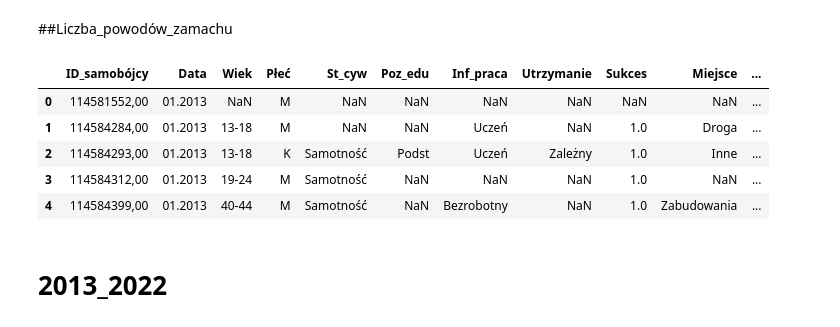
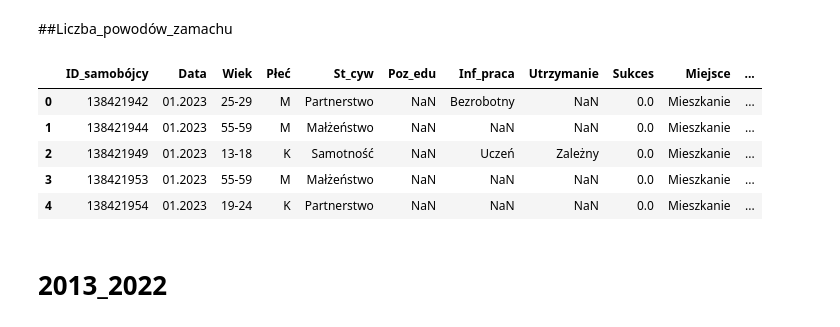
Before and after one commit to Hubert26/suicides_IPPAN, a Jupyter notebook: data_preparation.ipynb, the cells around one changed output. Saved outputs shown, nothing was run; the diff lists cells and outputs as text; code cells hidden in the pictures.

```diff
--- a/data_preparation.ipynb
+++ b/data_preparation.ipynb
@@ -462,9 +531,9 @@ df_raw.drop(columns=columns_to_drop, inplace=True)
 # %%
 powód_zamachu_values = (
-    set(df_powód_zamachu['Powód'].unique()) |
-    set(df_powód_zamachu['Powód_2'].unique()) |
-    set(df_powód_zamachu['Powód_3'].unique()) |
-    set(df_powód_zamachu['Powód_4'].unique())
+    set(df_powód_zamachu_2023['Powód'].unique()) |
+    set(df_powód_zamachu_2023['Powód_2'].unique()) |
+    set(df_powód_zamachu_2023['Powód_3'].unique()) |
+    set(df_powód_zamachu_2023['Powód_4'].unique())
 )
 # %%
 powód_zamachu_values
@@ -491,7 +559,7 @@ powód_zamachu_values
 # %%
 for value in powód_zamachu_values:
     column_name = 'Powód_' + str(value)
-    df_powód_zamachu[column_name] = df_powód_zamachu.apply(lambda row: 1 if value in row.values else 0, axis=1)
+    df_powód_zamachu_2023[column_name] = df_powód_zamachu_2023.apply(lambda row: 1 if value in row.values else 0, axis=1)
 # %% [output]
 A value is trying to be set on a copy of a slice from a DataFrame.
 Try using .loc[row_indexer,col_indexer] = value instead
@@ -513,3 +581,3 @@ See the caveats in the documentation: https://pandas.pydata.org/pandas-docs/stab
 # %%
 columns_to_drop = ['Powód', 'Powód_2', 'Powód_3', 'Powód_4', 'Powód_nan']
-df_powód_zamachu.drop(columns=columns_to_drop, inplace=True)
+df_powód_zamachu_2023.drop(columns=columns_to_drop, inplace=True)
@@ -516,16 +593,16 @@ df_powód_zamachu.drop(columns=columns_to_drop, inplace=True)
 # %% [markdown]
 ##Liczba_powodów_zamachu
 # %%
-df_raw['L_powodów'] = df_powód_zamachu.sum(axis=1)
+df_raw_2023['L_powodów'] = df_powód_zamachu_2023.sum(axis=1)
-# %%
-df_raw.head()
-# %% [output]
-|  | ID_samobójcy | Data | Wiek | Płeć | St_cyw | Poz_edu | Inf_praca | Utrzymanie | Sukces | Miejsce | ... |
-| 0 | 114581552,00 | 01.2013 | NaN | M | NaN | NaN | NaN | NaN | NaN | NaN | ... |
-| 1 | 114584284,00 | 01.2013 | 13-18 | M | NaN | NaN | Uczeń | NaN | 1.0 | Droga | ... |
-| 2 | 114584293,00 | 01.2013 | 13-18 | K | Samotność | Podst | Uczeń | Zależny | 1.0 | Inne | ... |
-| 3 | 114584312,00 | 01.2013 | 19-24 | M | Samotność | NaN | NaN | NaN | 1.0 | NaN | ... |
-| 4 | 114584399,00 | 01.2013 | 40-44 | M | Samotność | NaN | Bezrobotny | NaN | 1.0 | Zabudowania | ... |
+# %%
+df_raw_2023.head(5)
+# %% [output]
+|  | ID_samobójcy | Data | Wiek | Płeć | St_cyw | Poz_edu | Inf_praca | Utrzymanie | Sukces | Miejsce | ... |
+| 0 | 138421942 | 01.2023 | 25-29 | M | Partnerstwo | NaN | Bezrobotny | NaN | 0.0 | Mieszkanie | ... |
+| 1 | 138421944 | 01.2023 | 55-59 | M | Małżeństwo | NaN | NaN | NaN | 0.0 | Mieszkanie | ... |
+| 2 | 138421949 | 01.2023 | 13-18 | K | Samotność | NaN | Uczeń | Zależny | 0.0 | Mieszkanie | ... |
+| 3 | 138421953 | 01.2023 | 55-59 | M | Małżeństwo | NaN | NaN | NaN | 0.0 | Mieszkanie | ... |
+| 4 | 138421954 | 01.2023 | 19-24 | K | Partnerstwo | NaN | NaN | NaN | 0.0 | Mieszkanie | ... |
 # %% [markdown]
 # 2013_2022
 # %%
```
Also changed, not shown: parts of 79 cells of this notebook.
